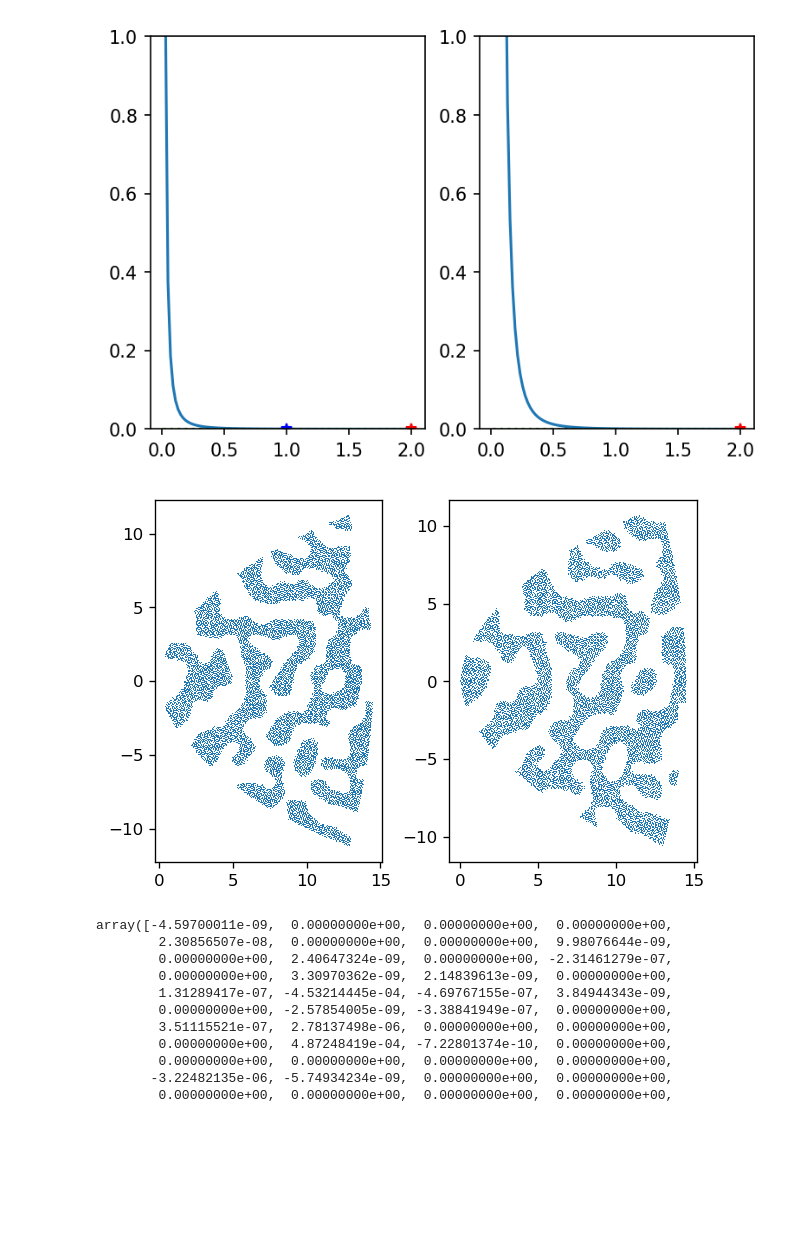
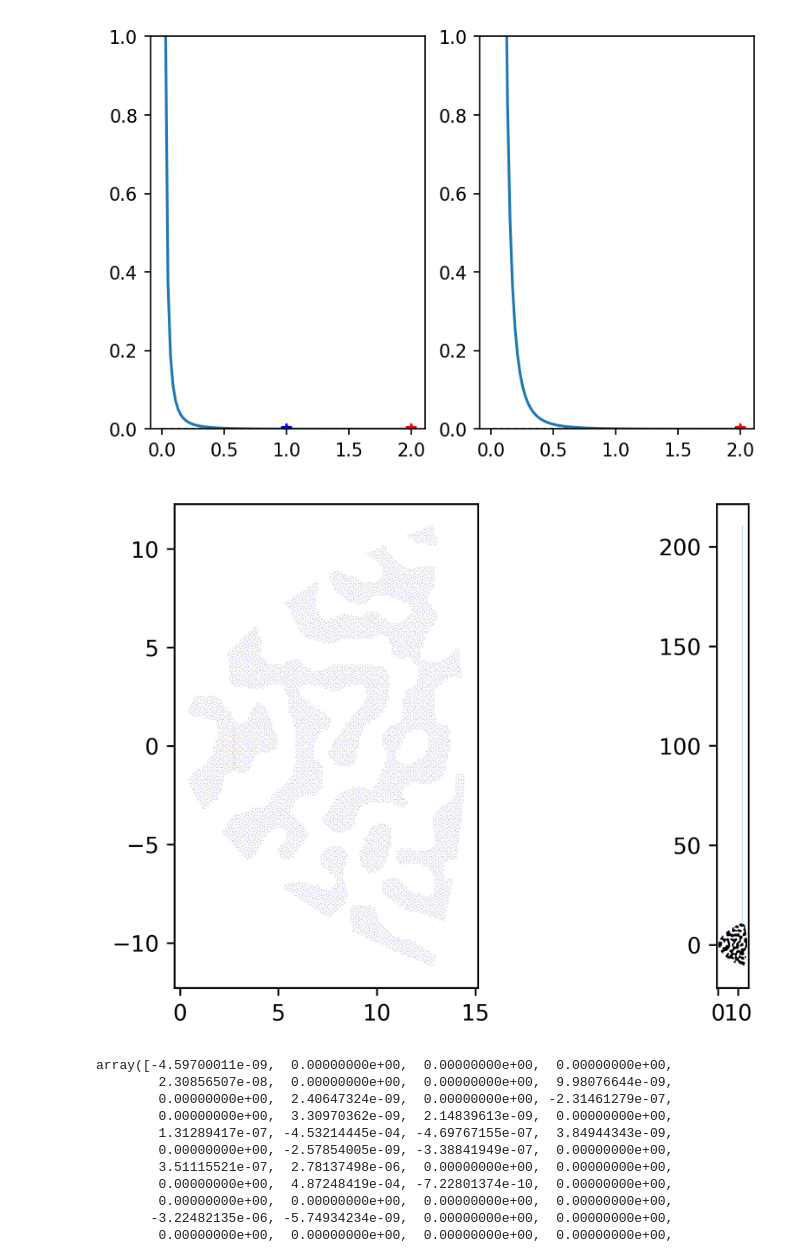
Before and after one commit to g13/patchV1, a Jupyter notebook: OD_VF.ipynb, the cells around one changed output. Cells and saved outputs as stored; diff of their text form; code cells hidden in the pictures; blank space fills up the shorter version.

```diff
--- a/OD_VF.ipynb
+++ b/OD_VF.ipynb
@@ -150,17 +169,23 @@ ax2.set_ylim(bottom, top)
 (0, 1)
 [figure]
 # %%
-#fig = plt.figure('test', dpi = 120)
-#ax1 = fig.add_subplot(121)
-#ax1.plot(mMap.pos[0,mMap.ODlabel<0], mMap.pos[1,mMap.ODlabel<0],',')
-#ax1.set_aspect('equal')
-#ax2 = fig.add_subplot(122)
-#ax2.plot(sposR[0,0,:], sposR[0,1,:],'.')
-#ax2.set_aspect('equal')
-ax1.plot(mMap.pos[0,mMap.ODlabel<0], mMap.pos[1,mMap.ODlabel<0],',')
-ax2.plot(mMap.pos[0,mMap.ODlabel>0], mMap.pos[1,mMap.ODlabel>0],',')
+fig = plt.figure('test', dpi = 600)
+ax1 = fig.add_subplot(121)
+ax1.plot(mMap.xx[mMap.LR<0], mMap.yy[mMap.LR<0], ',b')
+ax1.plot(mMap.pos[0,mMap.ODlabel<0], mMap.pos[1,mMap.ODlabel<0],',k')
+ax1.plot(sposL[:,0,:].squeeze(), sposL[:,1,:].squeeze(), lw = 0.1)
+ax1.plot(sposL[0,0,:], sposL[0,1,:],',y')
+ax1.plot(sposL[-1,0,:], sposL[-1,1,:],',r')
+ax1.set_aspect('equal')
+ax2 = fig.add_subplot(122)
+ax2.plot(mMap.xx[mMap.LR>0], mMap.yy[mMap.LR>0], ',b')
+ax2.plot(mMap.pos[0,mMap.ODlabel>0], mMap.pos[1,mMap.ODlabel>0],',k')
+ax2.plot(sposR[:,0,:].squeeze(), sposR[:,1,:].squeeze(), lw = 0.1)
+ax2.plot(sposR[0,0,:], sposR[0,1,:],',y')
+ax2.plot(sposR[-1,0,:], sposR[-1,1,:],',r')
+ax2.set_aspect('equal')
 # %% [output]
-[figure, old version]
+[figure, new version]
 # %%
 sposR[0,0,:] - sposR[1,0,:]
 # %% [output]
```
Also changed, not shown: parts of 4 cells of this notebook, 2 other files.
